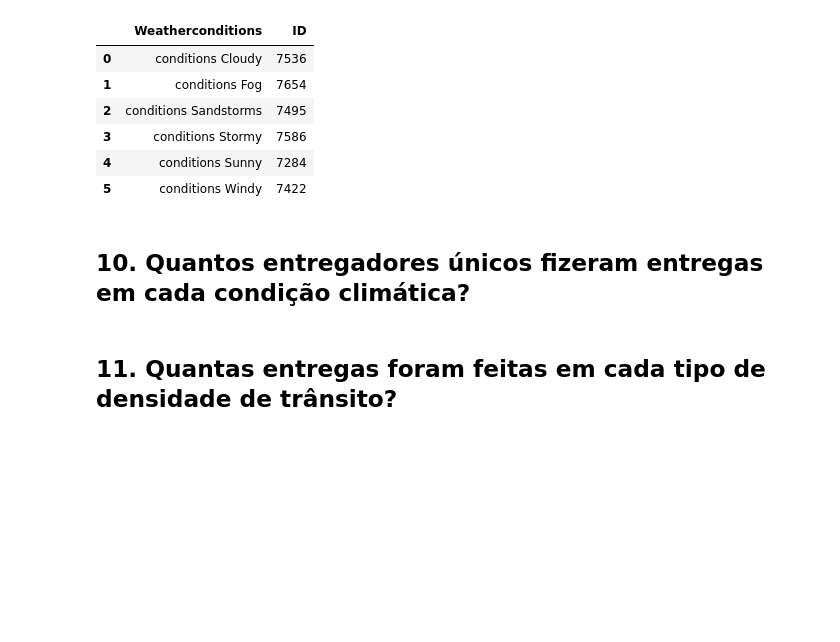
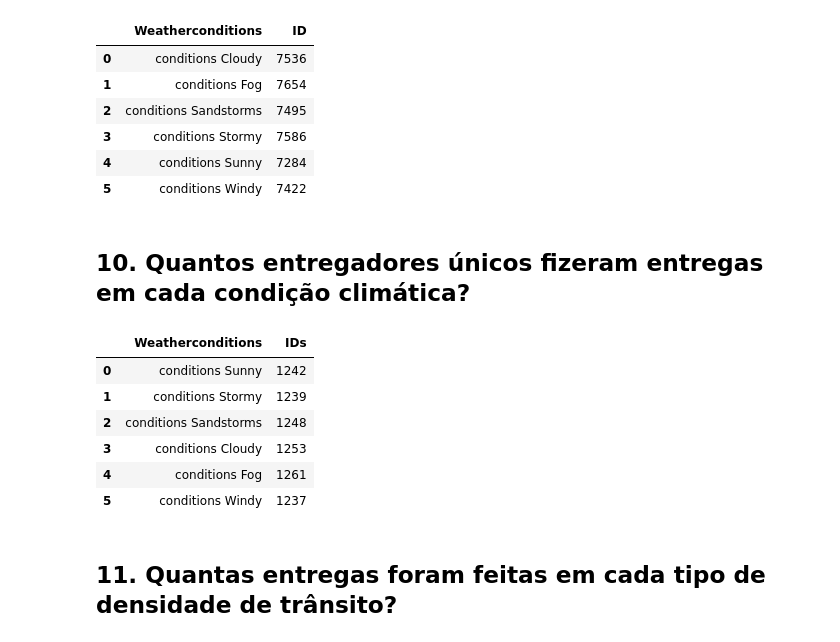
Before and after one commit to JoseWRPereira/comDS-ftc-FoodDelivery, a Jupyter notebook: lista2/lista2.ipynb, the cells around one changed output. Saved outputs shown, nothing was run; the diff lists cells and outputs as text; code cells hidden in the pictures; blank space fills up the shorter version.

```diff
--- a/lista2/lista2.ipynb
+++ b/lista2/lista2.ipynb
@@ -202,6 +202,29 @@ dfaux[['Weatherconditions','ID']].groupby('Weatherconditions').count().reset_ind
 | 5 | conditions Windy | 7422 |
 # %% [markdown]
 ## 10. Quantos entregadores únicos fizeram entregas em cada condição climática?
+# %%
+filtro = ['Delivery_person_ID','Weatherconditions']
+df_clean = df.loc[df['Weatherconditions'] != 'conditions NaN']
+
+weatherconditions = df_clean['Weatherconditions'].unique()
+delivery_person_ids = df_clean['Delivery_person_ID'].unique()
+
+df_ans = pd.DataFrame([(' ', 0)], columns=['Weatherconditions','IDs'])
+i = 0
+
+for weather in weatherconditions:
+    df_aux = df_clean[filtro].loc[ df_clean['Weatherconditions']==weather ]
+    df_ans.loc[i] = [weather, df_aux['Delivery_person_ID'].unique().size ]
+    i = i+1
+df_ans
+# %% [output]
+|  | Weatherconditions | IDs |
+| 0 | conditions Sunny | 1242 |
+| 1 | conditions Stormy | 1239 |
+| 2 | conditions Sandstorms | 1248 |
+| 3 | conditions Cloudy | 1253 |
+| 4 | conditions Fog | 1261 |
+| 5 | conditions Windy | 1237 |
 # %% [markdown]
 ## 11. Quantas entregas foram feitas em cada tipo de densidade de trânsito?
 # %% [markdown]
```
